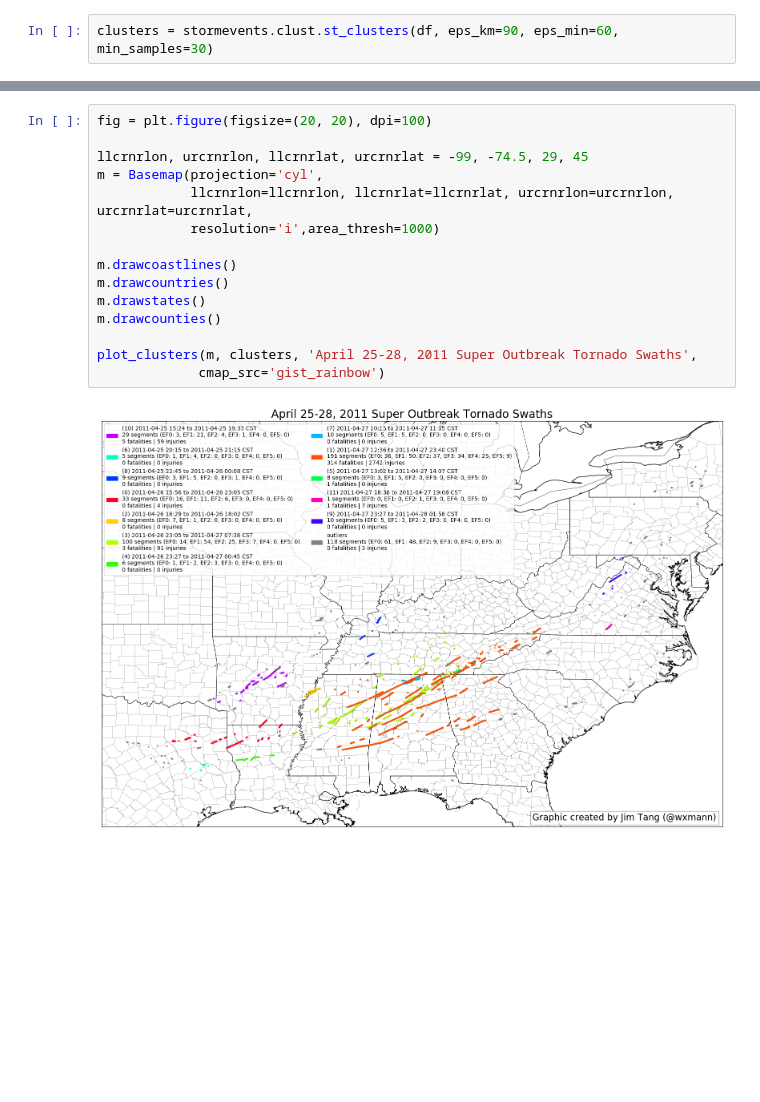
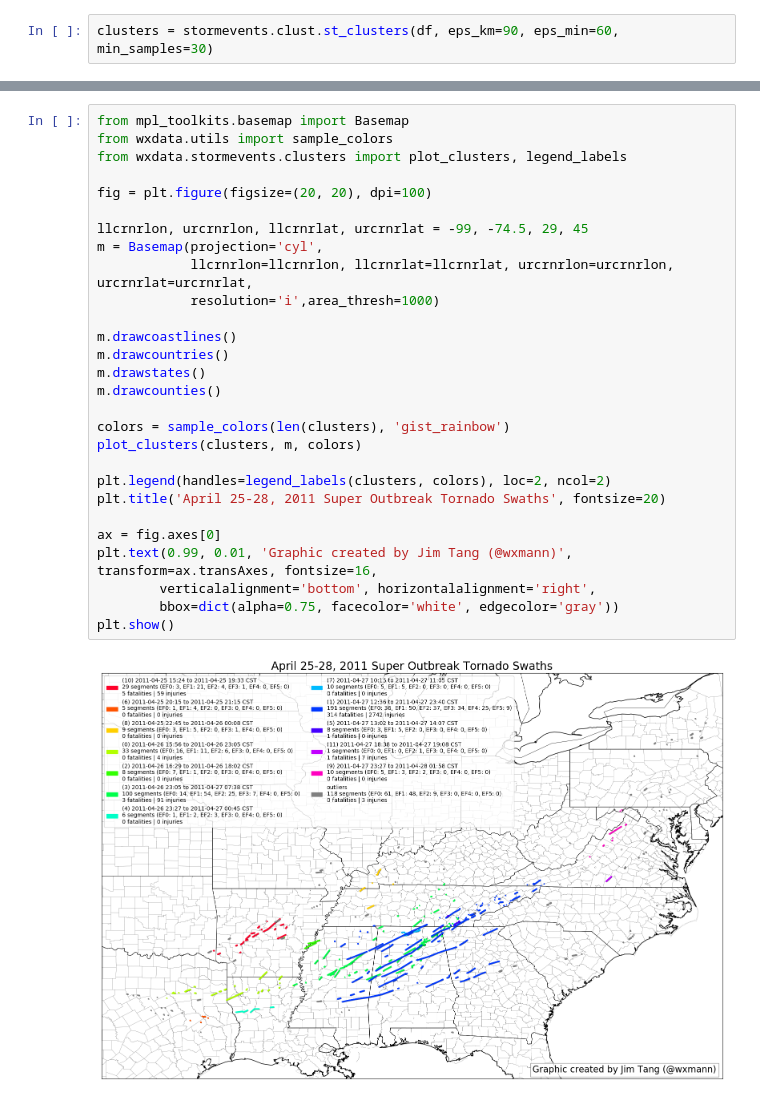
Before and after one commit to wxmann/tc-analysis, a Jupyter notebook: notebooks/Tornado Clustering on the April 25-28, 2011 Super Outbreak.ipynb, the cells around one changed output, grey strips where cells are left out. Cells and saved outputs as stored; diff of their text form; blank space fills up the shorter version.

Commit message:
Simplify plotting clusters.

```diff
--- a/notebooks/Tornado Clustering on the April 25-28, 2011 Super Outbreak.ipynb
+++ b/notebooks/Tornado Clustering on the April 25-28, 2011 Super Outbreak.ipynb
@@ -100,17 +36,30 @@ def plot_clusters(basemap, clusters, title, cmap_src='gist_rainbow'):
 # %%
+from mpl_toolkits.basemap import Basemap
+from wxdata.utils import sample_colors
+from wxdata.stormevents.clusters import plot_clusters, legend_labels
+
 fig = plt.figure(figsize=(20, 20), dpi=100)
 
 llcrnrlon, urcrnrlon, llcrnrlat, urcrnrlat = -99, -74.5, 29, 45
 m = Basemap(projection='cyl',
             llcrnrlon=llcrnrlon, llcrnrlat=llcrnrlat, urcrnrlon=urcrnrlon, urcrnrlat=urcrnrlat,
             resolution='i',area_thresh=1000)
 
 m.drawcoastlines()
 m.drawcountries()
 m.drawstates()
 m.drawcounties()
 
-plot_clusters(m, clusters, 'April 25-28, 2011 Super Outbreak Tornado Swaths',
-             cmap_src='gist_rainbow')
+colors = sample_colors(len(clusters), 'gist_rainbow')
+plot_clusters(clusters, m, colors)
+
+plt.legend(handles=legend_labels(clusters, colors), loc=2, ncol=2)
+plt.title('April 25-28, 2011 Super Outbreak Tornado Swaths', fontsize=20)
+
+ax = fig.axes[0]
+plt.text(0.99, 0.01, 'Graphic created by Jim Tang (@wxmann)', transform=ax.transAxes, fontsize=16,
+        verticalalignment='bottom', horizontalalignment='right',
+        bbox=dict(alpha=0.75, facecolor='white', edgecolor='gray'))
+plt.show()
 # %% [output]
-[figure, old version]
+[figure, new version]
```
Also changed, not shown: parts of 2 cells of this notebook, 2 other files.
